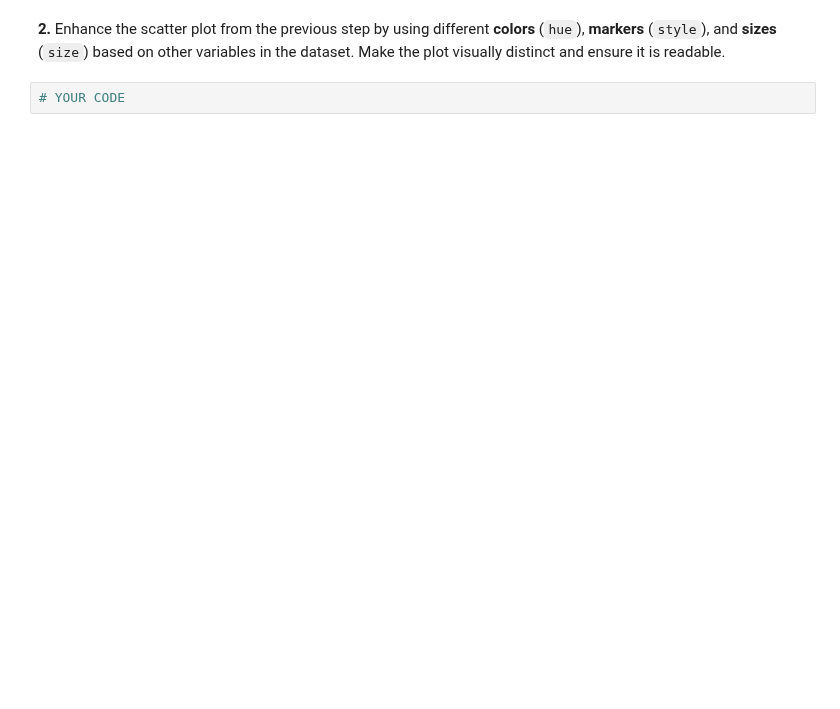
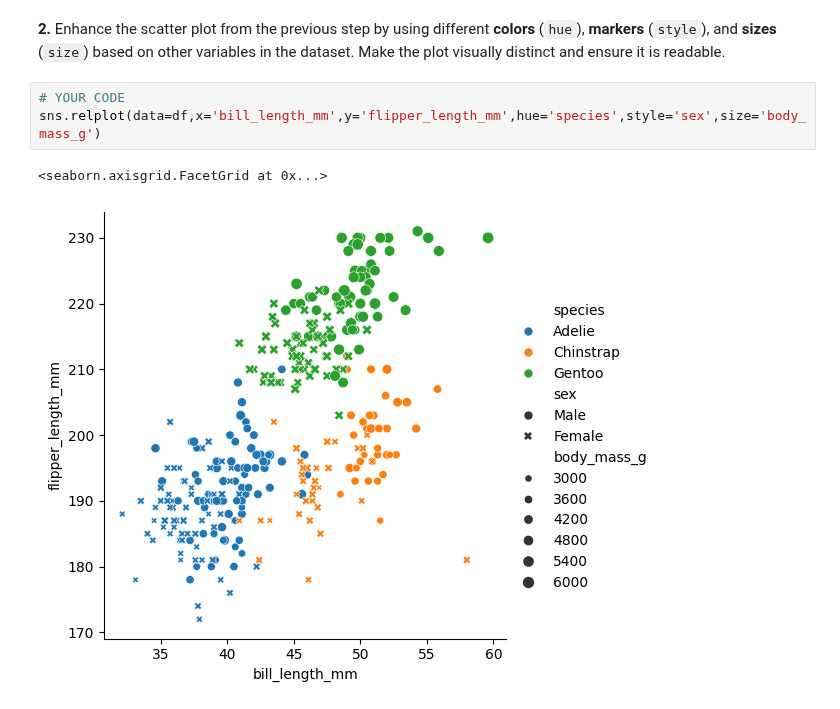
Before and after one commit to TurkiOmran/AAI, a Jupyter notebook: student/exercises/M3/m3-2_exercise.ipynb, the cells around one changed output. Cells and saved outputs as stored; diff of their text form; blank space fills up the shorter version.

```diff
--- a/student/exercises/M3/m3-2_exercise.ipynb
+++ b/student/exercises/M3/m3-2_exercise.ipynb
@@ -154,4 +168,8 @@ The color intensity represents the count of penguins in each 2D bin. Darker area
 # %% [markdown]
 **2.** Enhance the scatter plot from the previous step by using different **colors** (`hue`), **markers** (`style`), and **sizes** (`size`) based on other variables in the dataset. Make the plot visually distinct and ensure it is readable.
-# %%
-# YOUR CODE
+# %%
+# YOUR CODE
+sns.relplot(data=df,x='bill_length_mm',y='flipper_length_mm',hue='species',style='sex',size='body_mass_g')
+# %% [output]
+<seaborn.axisgrid.FacetGrid at 0x...>
+[figure, added]
```
Also changed, not shown: parts of 7 cells of this notebook.
